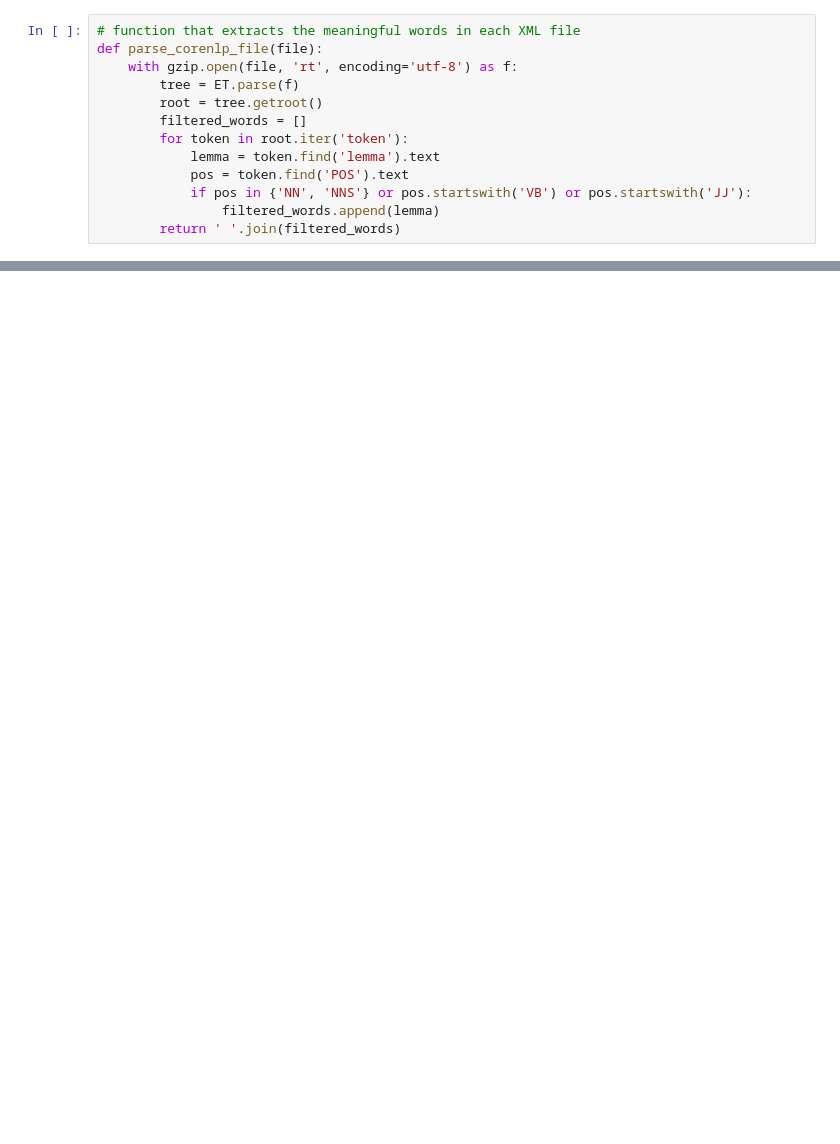
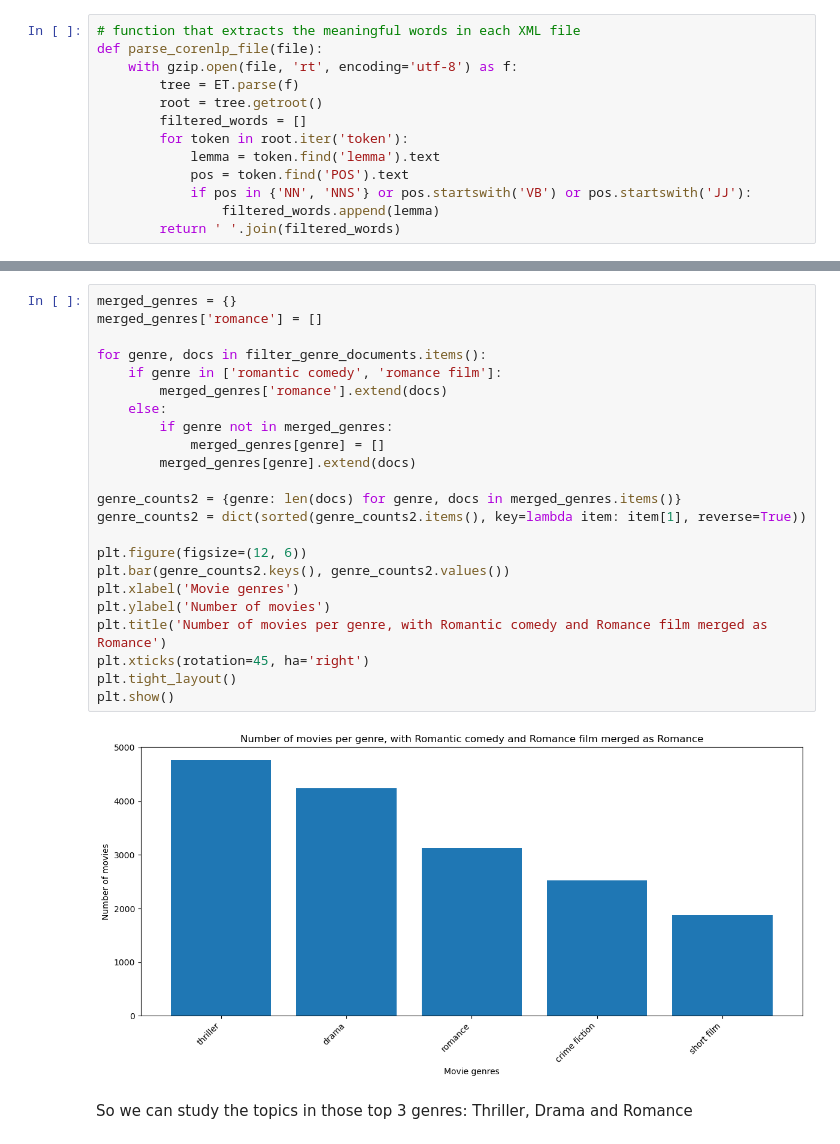
Before and after one commit to epfl-ada/ada-2024-project-4bigbrains, a Jupyter notebook: LDA.ipynb, the cells around one changed output, grey strips where cells are left out. Drawn from its saved outputs; the diff is of its cells as text; blank space fills up the shorter version.

```diff
--- a/LDA.ipynb
+++ b/LDA.ipynb
@@ -373,0 +232,27 @@ plt.show()
+# %%
+merged_genres = {}
+merged_genres['romance'] = []
+
+for genre, docs in filter_genre_documents.items():
+    if genre in ['romantic comedy', 'romance film']:
+        merged_genres['romance'].extend(docs)
+    else:
+        if genre not in merged_genres:
+            merged_genres[genre] = []
+        merged_genres[genre].extend(docs)
+
+genre_counts2 = {genre: len(docs) for genre, docs in merged_genres.items()}
+genre_counts2 = dict(sorted(genre_counts2.items(), key=lambda item: item[1], reverse=True))
+
+plt.figure(figsize=(12, 6))
+plt.bar(genre_counts2.keys(), genre_counts2.values())
+plt.xlabel('Movie genres')
+plt.ylabel('Number of movies')
+plt.title('Number of movies per genre, with Romantic comedy and Romance film merged as Romance')
+plt.xticks(rotation=45, ha='right')
+plt.tight_layout()
+plt.show()
+# %% [output]
+[figure, added]
+# %% [markdown]
+So we can study the topics in those top 3 genres: Thriller, Drama and Romance
```
Also changed, not shown: parts of 38 cells of this notebook.
